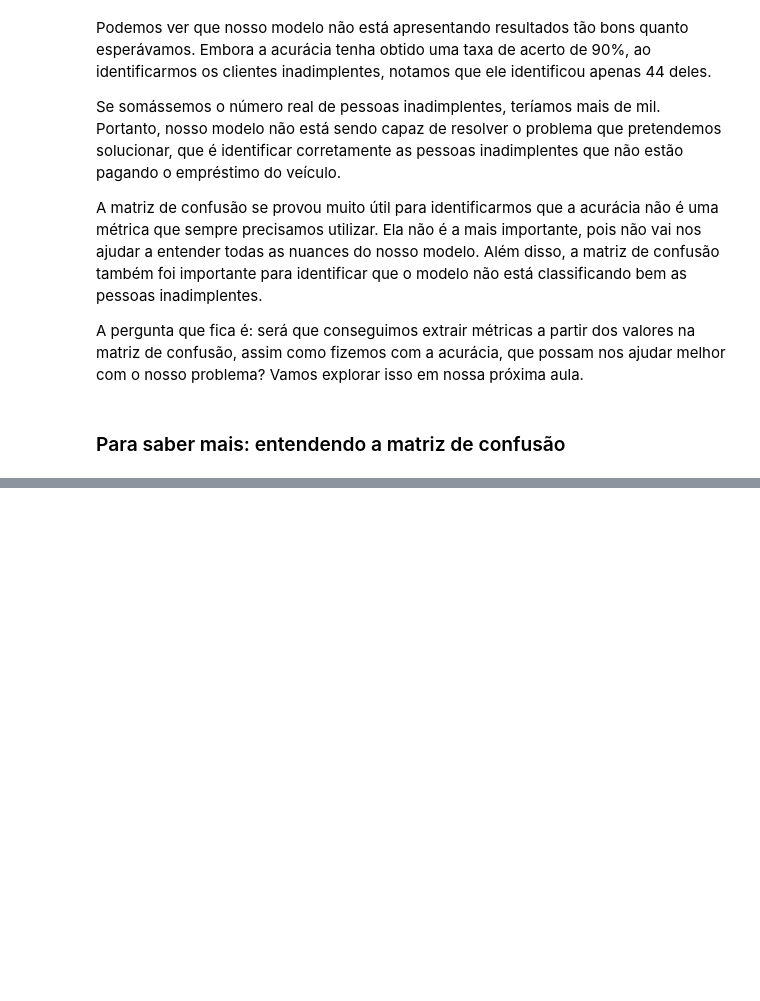
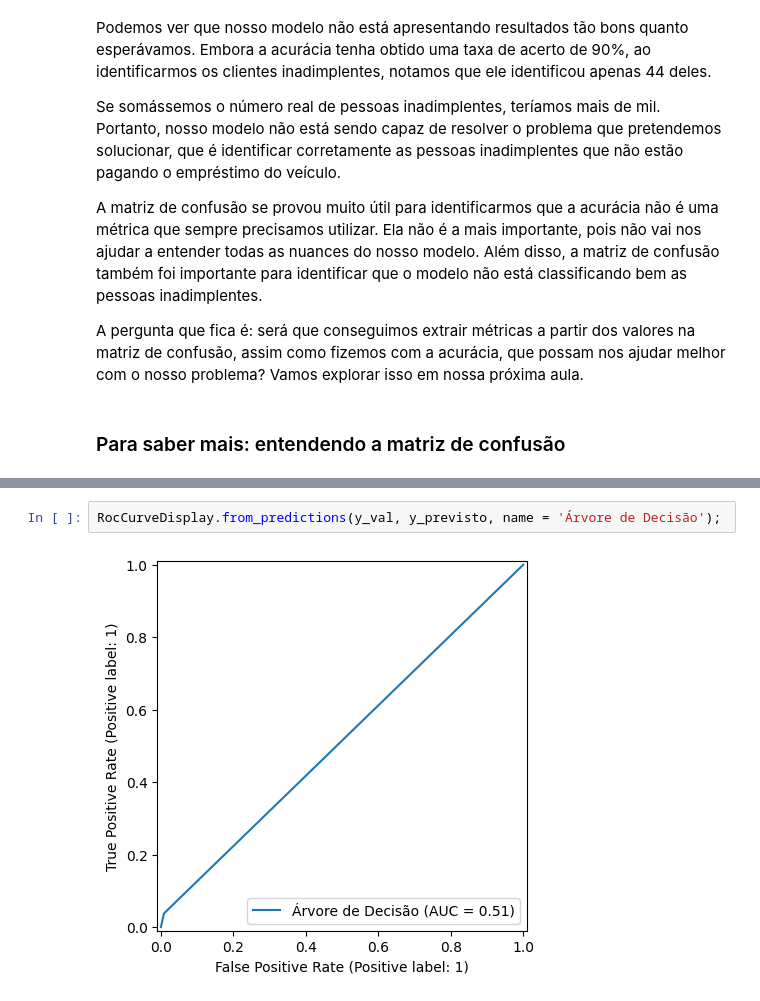
Before and after one commit to rafaelreisramos/oracle-one, a Jupyter notebook: classificacao-validacao-modelos-metricas-avaliacao/Classificacao-Validacaoo-e-metricas.ipynb, the cells around one changed output, grey strips where cells are left out. Drawn from its saved outputs; the diff is of its cells as text; blank space fills up the shorter version.

```diff
--- a/classificacao-validacao-modelos-metricas-avaliacao/Classificacao-Validacaoo-e-metricas.ipynb
+++ b/classificacao-validacao-modelos-metricas-avaliacao/Classificacao-Validacaoo-e-metricas.ipynb
@@ -360,0 +564,4 @@ Esses valores são muito úteis para uma análise mais aprofundada do modelo de
+# %%
+RocCurveDisplay.from_predictions(y_val, y_previsto, name = 'Árvore de Decisão');
+# %% [output]
+[figure, added]
```
Also changed, not shown: parts of 55 cells of this notebook.
